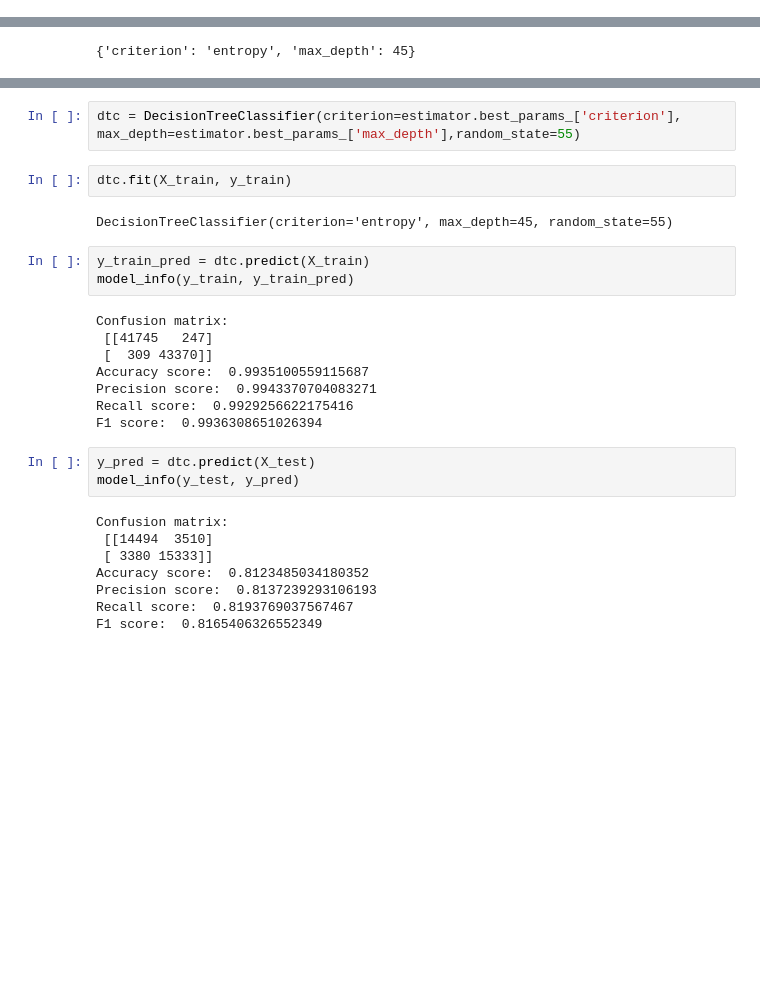
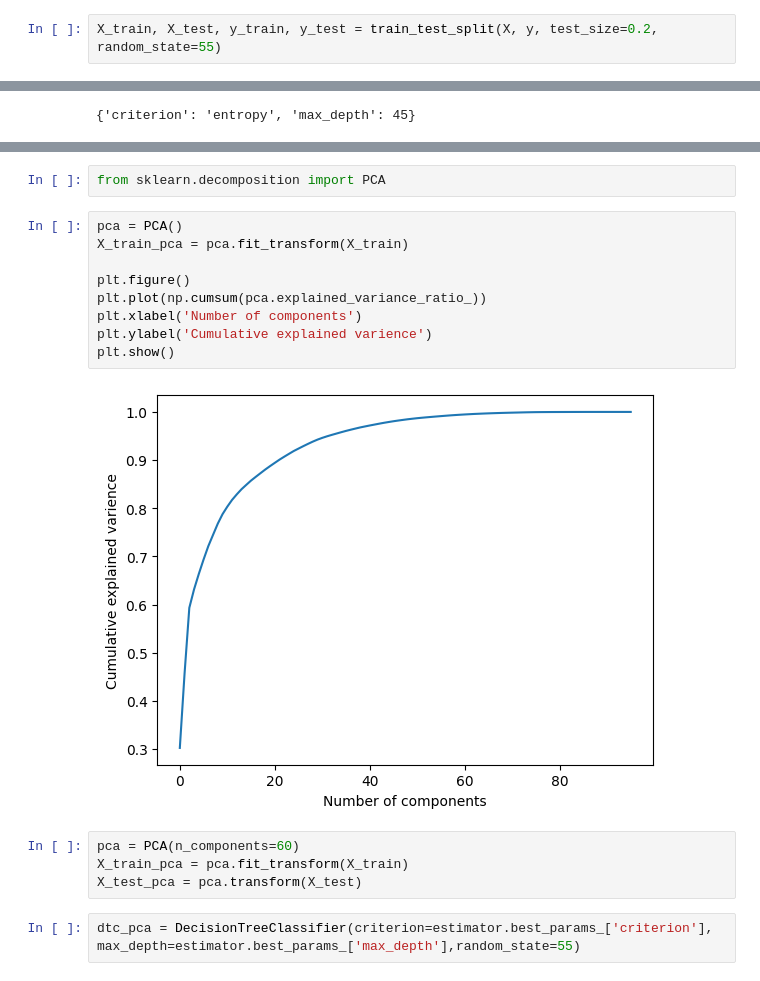
Before and after one commit to MATF-istrazivanje-podataka-1/2023_Data_Mining_Go_winner_Dataset, a Jupyter notebook: models/classification/decision_tree.ipynb, the cells around one changed output, grey strips where cells are left out. Cells and saved outputs as stored; diff of their text form; blank space fills up the shorter version.

```diff
--- a/models/classification/decision_tree.ipynb
+++ b/models/classification/decision_tree.ipynb
@@ -34,3 +33,5 @@ def model_info(y_real, y_pred):
     print('Precision score: ', precision_score(y_real, y_pred))
     print('Recall score: ', recall_score(y_real, y_pred))
     print('F1 score: ', f1_score(y_real, y_pred))
+# %%
+X_train, X_test, y_train, y_test = train_test_split(X, y, test_size=0.2, random_state=55)
@@ -90,28 +127,19 @@ estimator.best_score_
+# %%
+from sklearn.decomposition import PCA
+# %%
+pca = PCA()
+X_train_pca = pca.fit_transform(X_train)
+
+plt.figure()
+plt.plot(np.cumsum(pca.explained_variance_ratio_))
+plt.xlabel('Number of components')
+plt.ylabel('Cumulative explained varience')
+plt.show()
+# %% [output]
+[figure, added]
+# %%
+pca = PCA(n_components=60)
+X_train_pca = pca.fit_transform(X_train)
+X_test_pca = pca.transform(X_test)
 # %%
-dtc = DecisionTreeClassifier(criterion=estimator.best_params_['criterion'], max_depth=estimator.best_params_['max_depth'],random_state=55)
+dtc_pca = DecisionTreeClassifier(criterion=estimator.best_params_['criterion'], max_depth=estimator.best_params_['max_depth'],random_state=55)
-# %%
-dtc.fit(X_train, y_train)
-# %% [output]
-DecisionTreeClassifier(criterion='entropy', max_depth=45, random_state=55)
-# %%
-y_train_pred = dtc.predict(X_train)
-model_info(y_train, y_train_pred)
-# %% [output]
-Confusion matrix:
- [[41745   247]
- [  309 43370]]
-Accuracy score:  0.9935100559115687
-Precision score:  0.9943370704083271
-Recall score:  0.9929256622175416
-F1 score:  0.9936308651026394
-# %%
-y_pred = dtc.predict(X_test)
-model_info(y_test, y_pred)
-# %% [output]
-Confusion matrix:
- [[14494  3510]
- [ 3380 15333]]
-Accuracy score:  0.8123485034180352
-Precision score:  0.8137239293106193
-Recall score:  0.8193769037567467
-F1 score:  0.8165406326552349
```
Also changed, not shown: parts of 17 cells of this notebook, 1 other file.
